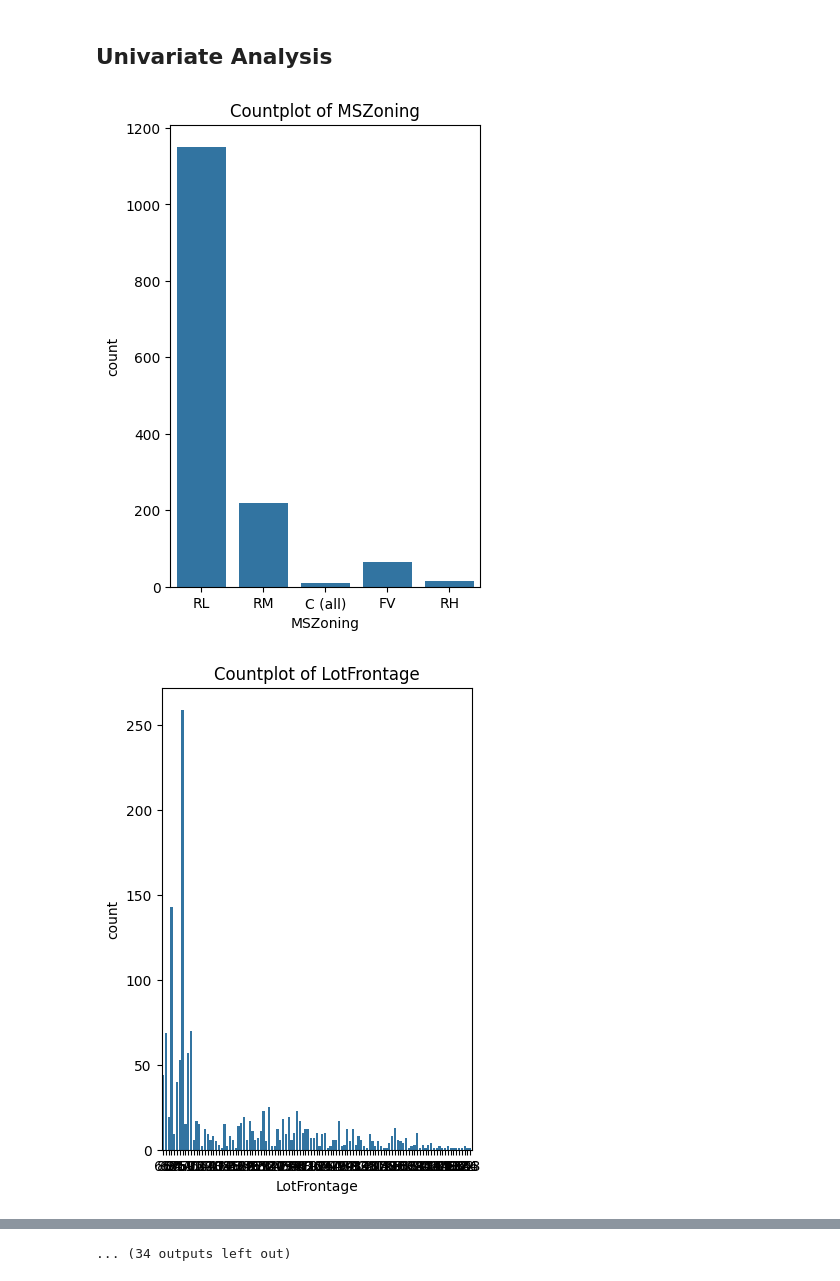
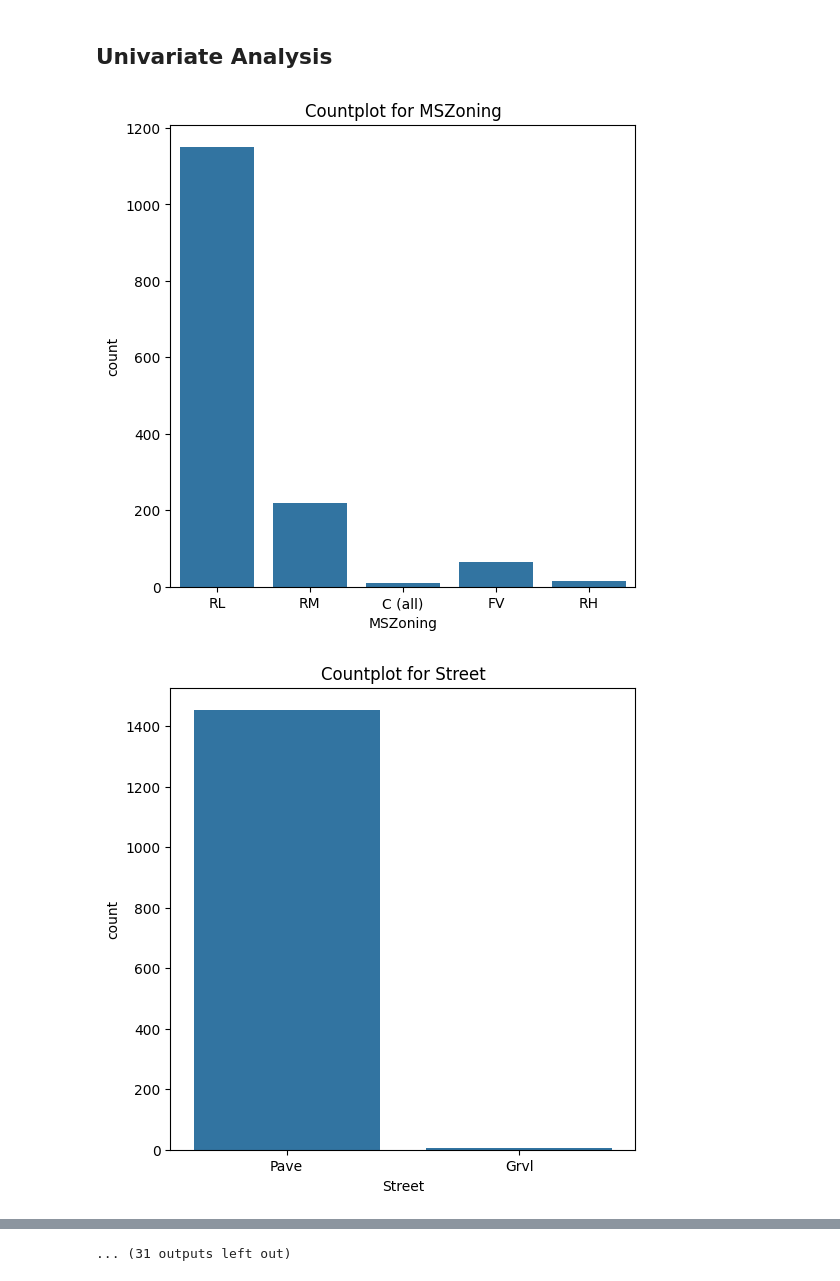
Before and after one commit to sindhura-nk/ML-model-for-House-SalePrice, a Jupyter notebook: House SalePrediction EDA.ipynb, the cells around one changed output, grey strips where cells are left out. Cells and saved outputs as stored; diff of their text form; code cells hidden in the pictures.

```diff
--- a/House SalePrediction EDA.ipynb
+++ b/House SalePrediction EDA.ipynb
@@ -7,7 +7,7 @@ from warnings import filterwarnings
 filterwarnings('ignore')
 # %%
 import pandas as pd
-df = pd.read_csv('training_set.csv',na_values=[''],keep_default_na=False)
+df = pd.read_csv('training_set.csv')
 df.head()
 # %% [output]
 |  | Id | MSSubClass | MSZoning | LotFrontage | LotArea | Street | Alley | LotShape | LandContour | ... |
@@ -101,10 +117,10 @@ import seaborn as sns
 import matplotlib.pyplot as plt
 # %%
 for i in cat:
-    plt.figure(figsize=(4,6))
-    sns.countplot(X,x=i)
-    plt.title(f'Countplot of {i}')
+    plt.figure(figsize=(6,6))
+    sns.countplot(df,x=i)
+    plt.title(f'Countplot for {i}')
     plt.show()
 # %% [output]
-[figure, old version]
+[figure, new version]
-[figure, old version]
+[figure, new version]
@@ -121 +137 @@ for i in cat:
-... (34 outputs left out)
+... (31 outputs left out)
```
Also changed, not shown: parts of 22 cells of this notebook.
